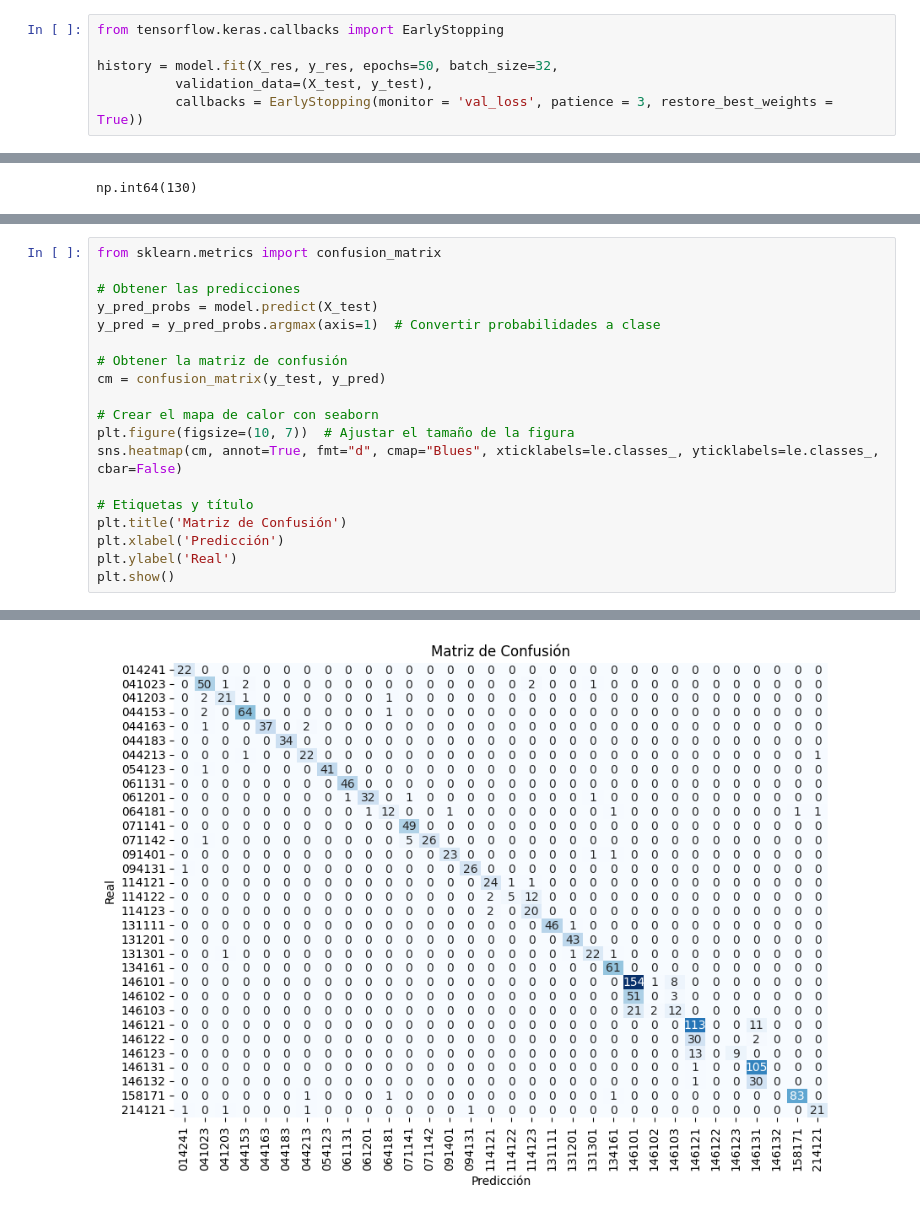
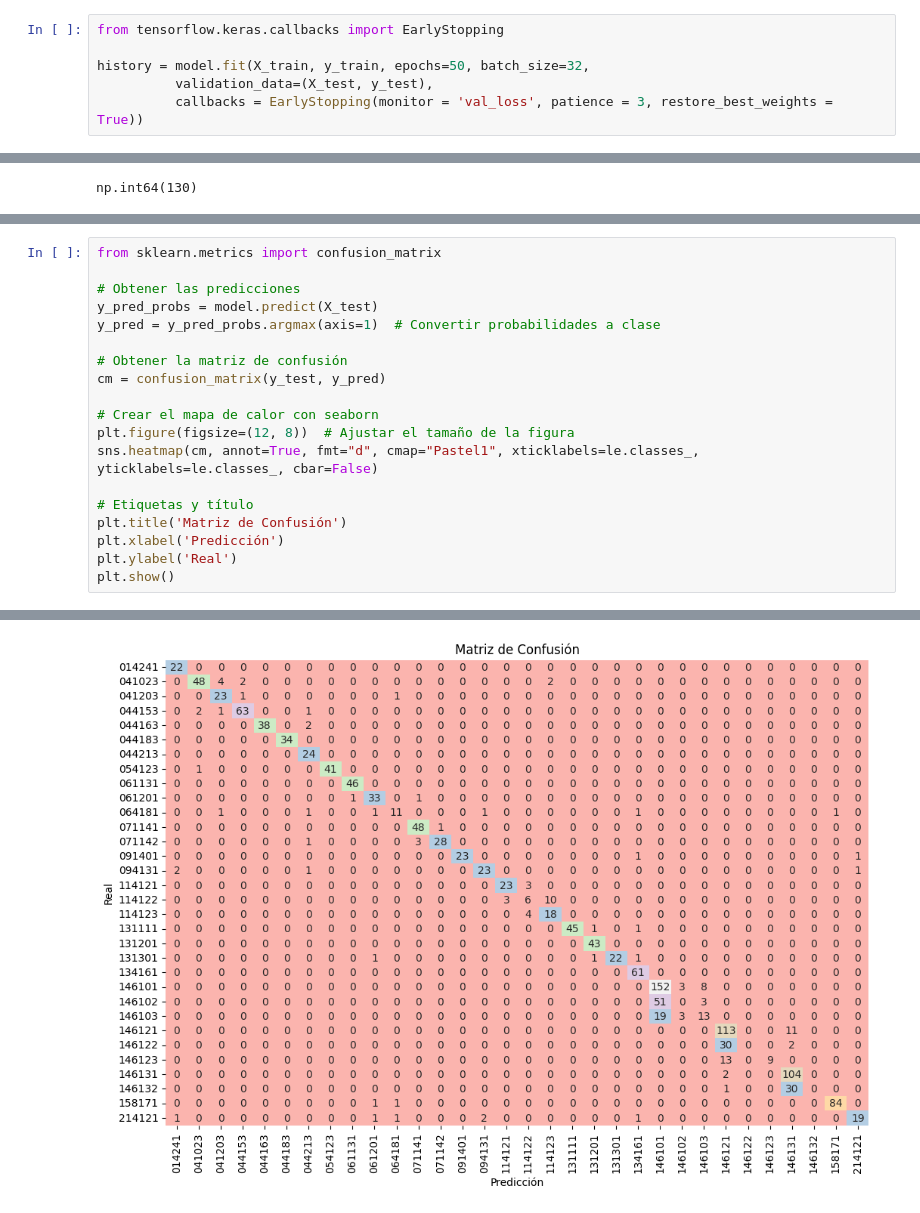
Before and after one commit to ains1622/MachineLearning, a Jupyter notebook: PredecirGRDs/GRD_predict.ipynb, the cells around one changed output, grey strips where cells are left out. Saved outputs shown, nothing was run; the diff lists cells and outputs as text.

```diff
--- a/PredecirGRDs/GRD_predict.ipynb
+++ b/PredecirGRDs/GRD_predict.ipynb
@@ -508,7 +579,7 @@ model.compile(optimizer='adam', loss='sparse_categorical_crossentropy', metrics=
 # %%
 from tensorflow.keras.callbacks import EarlyStopping
 
-history = model.fit(X_res, y_res, epochs=50, batch_size=32,
+history = model.fit(X_train, y_train, epochs=50, batch_size=32,
           validation_data=(X_test, y_test),
           callbacks = EarlyStopping(monitor = 'val_loss', patience = 3, restore_best_weights = True))
 # %% [output]
@@ -657,8 +764,8 @@ y_pred = y_pred_probs.argmax(axis=1)  # Convertir probabilidades a clase
 cm = confusion_matrix(y_test, y_pred)
 
 # Crear el mapa de calor con seaborn
-plt.figure(figsize=(10, 7))  # Ajustar el tamaño de la figura
-sns.heatmap(cm, annot=True, fmt="d", cmap="Blues", xticklabels=le.classes_, yticklabels=le.classes_, cbar=False)
+plt.figure(figsize=(12, 8))  # Ajustar el tamaño de la figura
+sns.heatmap(cm, annot=True, fmt="d", cmap="Pastel1", xticklabels=le.classes_, yticklabels=le.classes_, cbar=False)
 
 # Etiquetas y título
 plt.title('Matriz de Confusión')
@@ -670 +777 @@ plt.show()
-[figure, old version]
+[figure, new version]
```
Also changed, not shown: parts of 26 cells of this notebook.
